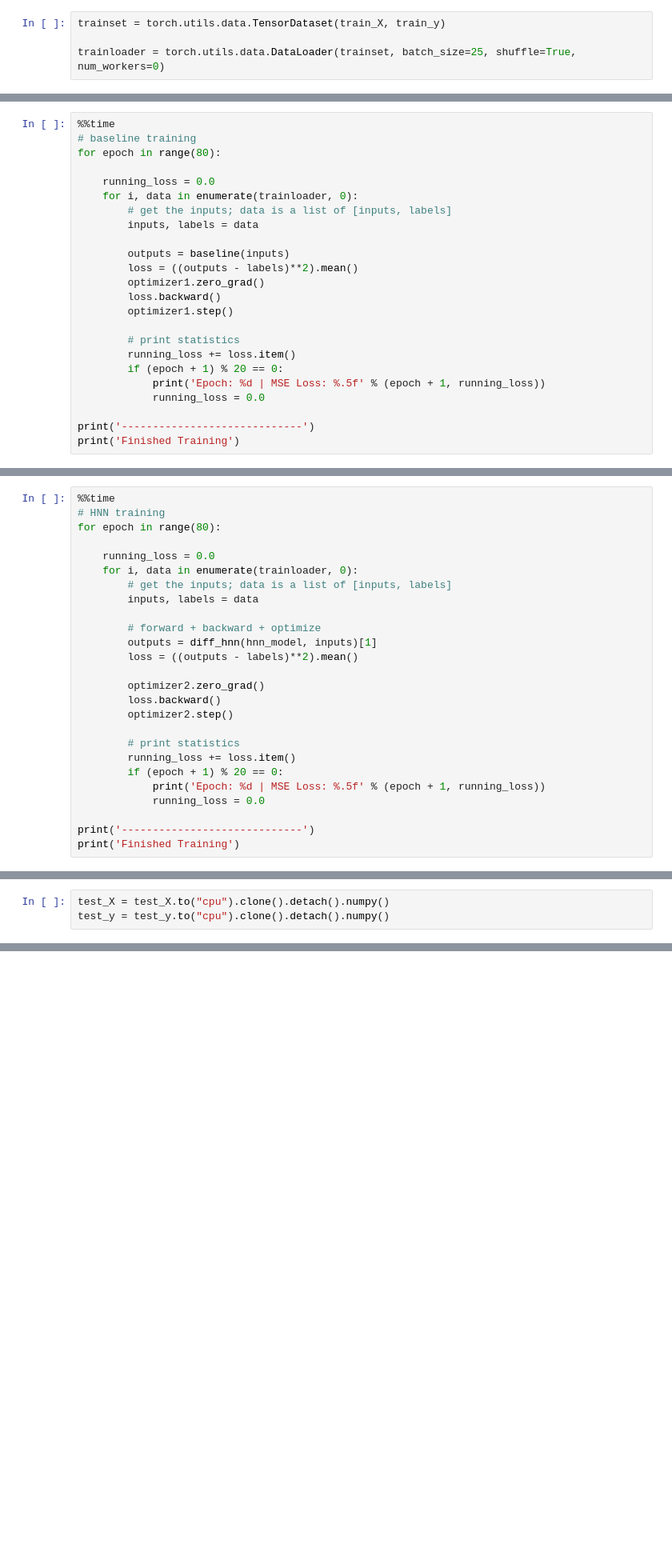
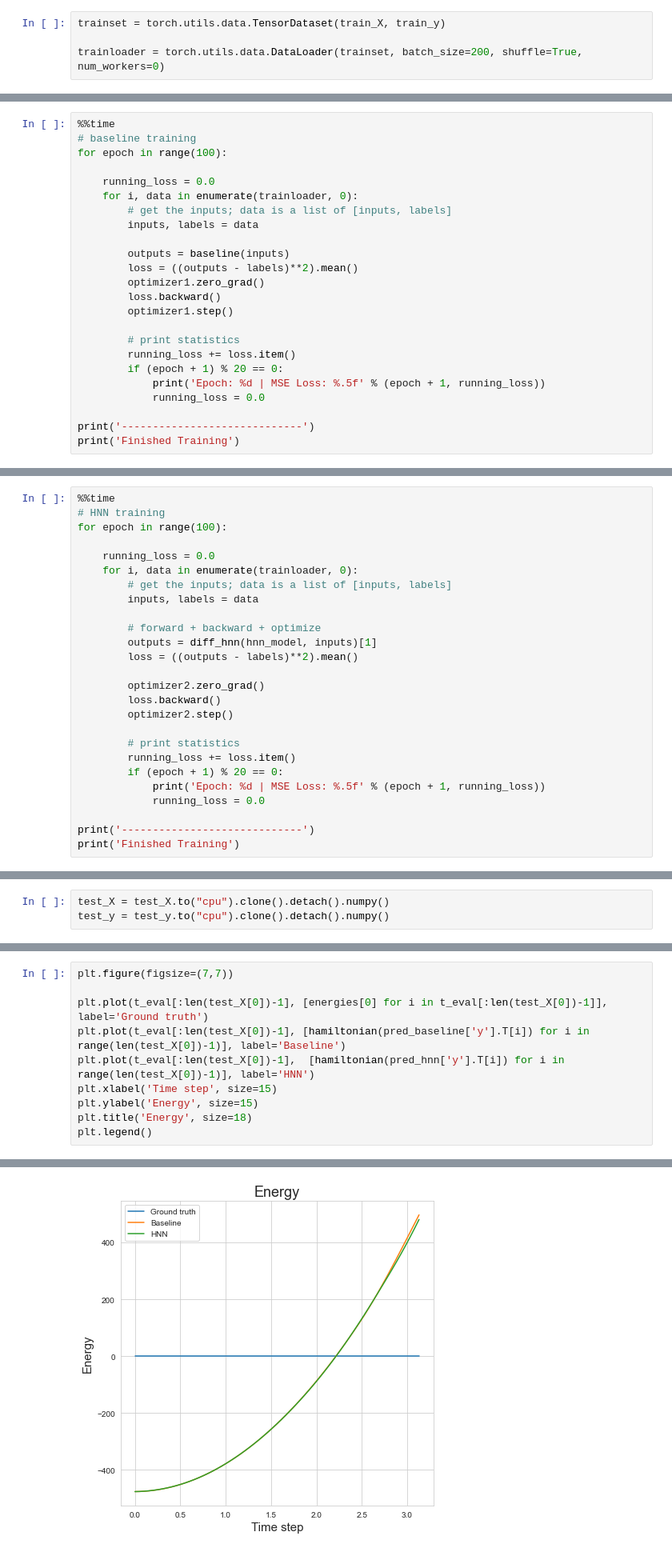
Before and after one commit to szmate00/elte_advanced_ml_lab, a Jupyter notebook: Project/horizontal_throw.ipynb, the cells around one changed output, grey strips where cells are left out. Shown at 80% size. Cells and saved outputs as stored; diff of their text form; blank space fills up the shorter version.

```diff
--- a/Project/horizontal_throw.ipynb
+++ b/Project/horizontal_throw.ipynb
@@ -116,7 +124,7 @@ hnn_model = HNN(dims=2).to(device)
 # %%
 trainset = torch.utils.data.TensorDataset(train_X, train_y)
 
-trainloader = torch.utils.data.DataLoader(trainset, batch_size=25, shuffle=True, num_workers=0)
+trainloader = torch.utils.data.DataLoader(trainset, batch_size=200, shuffle=True, num_workers=0)
 # %%
 import torch.optim as optim
 
@@ -125,7 +133,7 @@ optimizer2 = optim.Adam(hnn_model.parameters(), lr=1e-3)
 # %%
 %%time
 # baseline training
-for epoch in range(80):
+for epoch in range(100):
 
     running_loss = 0.0
     for i, data in enumerate(trainloader, 0):
@@ -157,7 +175,7 @@ Wall time: 1.32 s
 # %%
 %%time
 # HNN training
-for epoch in range(80):
+for epoch in range(100):
 
     running_loss = 0.0
     for i, data in enumerate(trainloader, 0):
@@ -248,0 +279,11 @@ plt.legend()
+# %%
+plt.figure(figsize=(7,7))
+
+plt.plot(t_eval[:len(test_X[0])-1], [energies[0] for i in t_eval[:len(test_X[0])-1]], label='Ground truth')
+plt.plot(t_eval[:len(test_X[0])-1], [hamiltonian(pred_baseline['y'].T[i]) for i in range(len(test_X[0])-1)], label='Baseline')
+plt.plot(t_eval[:len(test_X[0])-1],  [hamiltonian(pred_hnn['y'].T[i]) for i in range(len(test_X[0])-1)], label='HNN')
+plt.xlabel('Time step', size=15)
+plt.ylabel('Energy', size=15)
+plt.title('Energy', size=18)
+plt.legend()
+# %% [output]
@@ -248,0 +291 @@ plt.legend()
+[figure, added]
```
Also changed, not shown: parts of 14 cells of this notebook, 2 other files.
